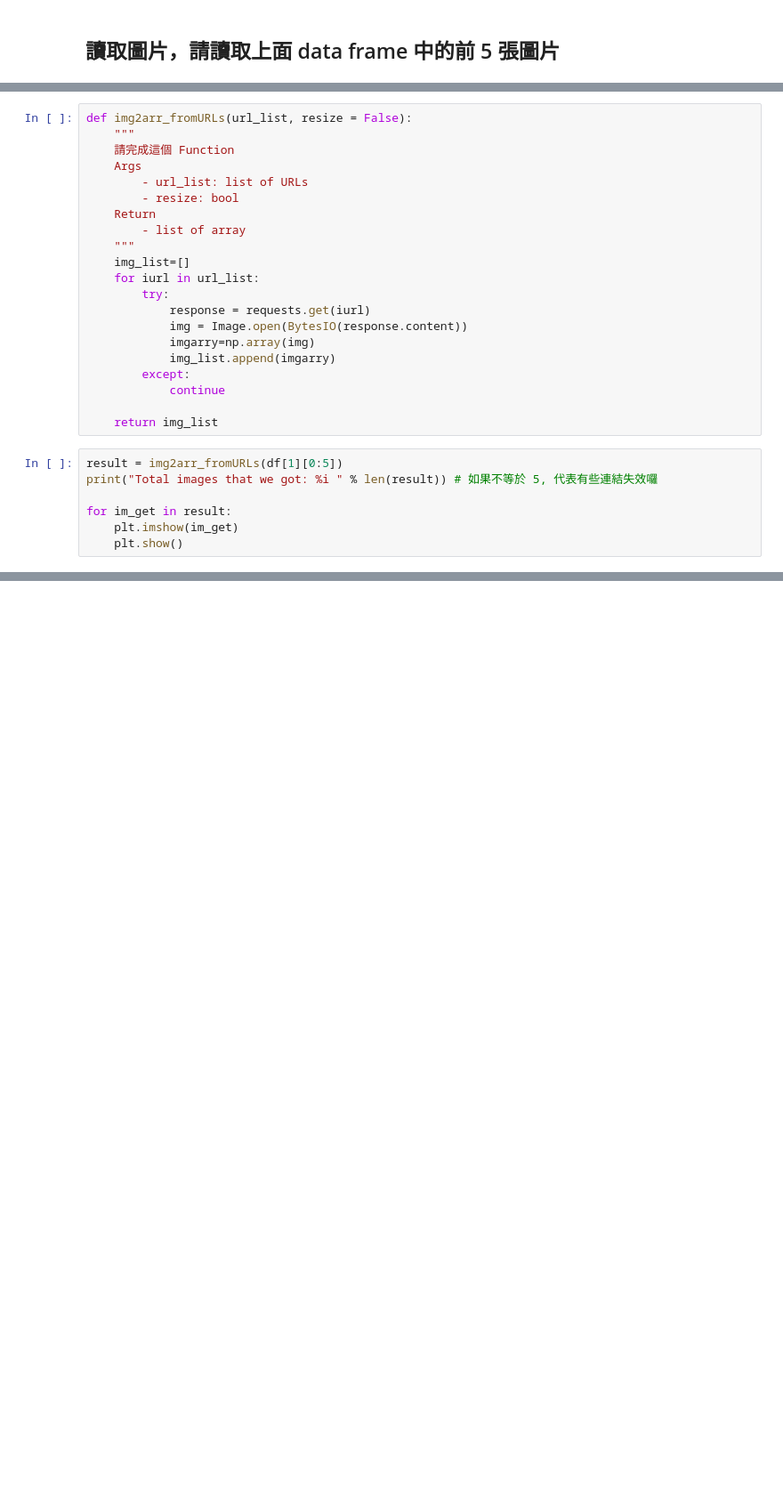
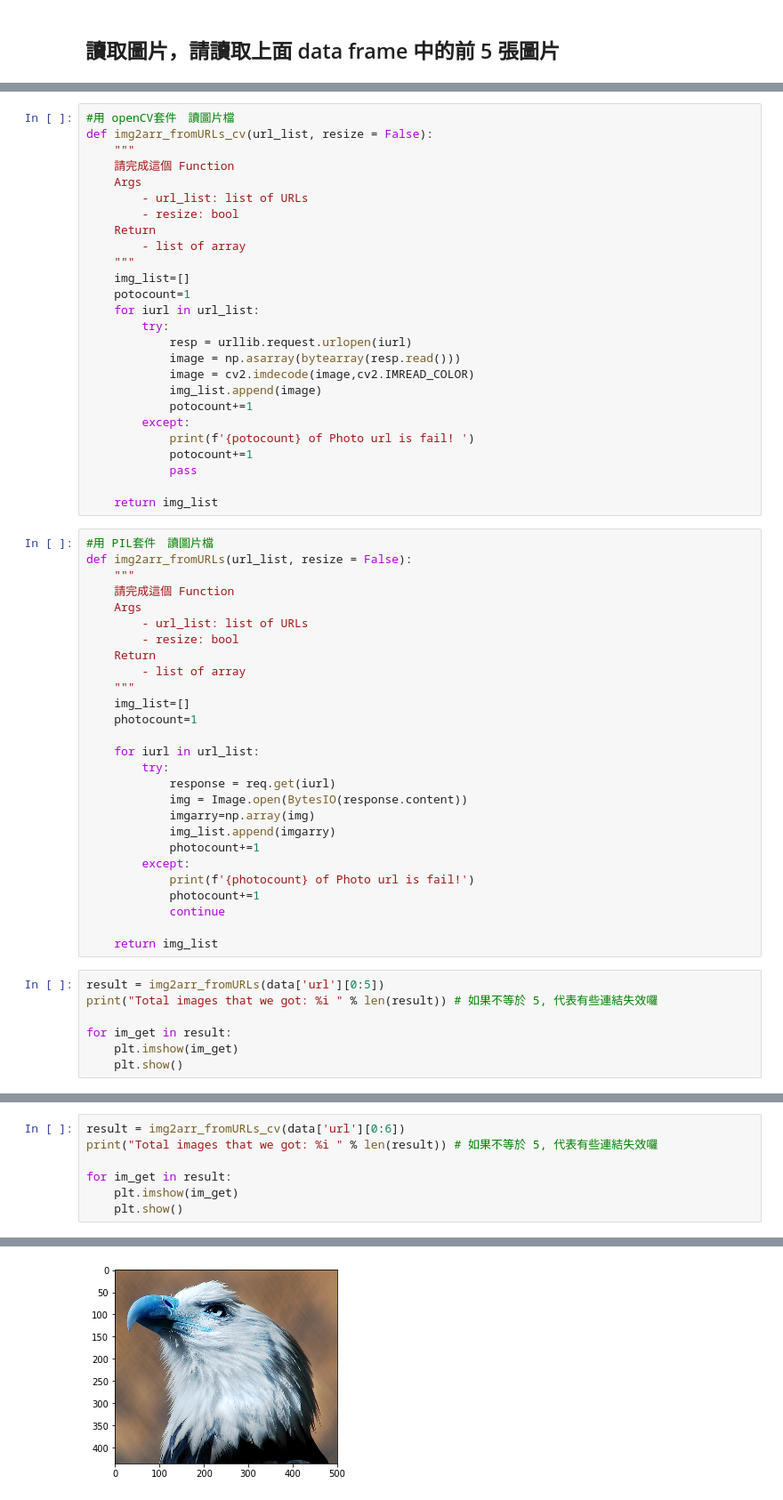
Before and after one commit to strive722/ML-100-Days, a Jupyter notebook: Day_003-1&2_HW.ipynb, the cells around one changed output, grey strips where cells are left out. Shown at 89% size. Cells and saved outputs as stored; diff of their text form; blank space fills up the shorter version.

```diff
--- a/Day_003-1&2_HW.ipynb
+++ b/Day_003-1&2_HW.ipynb
@@ -103,4 +107,31 @@ plt.imshow(imgarry)
+# %%
+#用 openCV套件　讀圖片檔
+def img2arr_fromURLs_cv(url_list, resize = False):
+    """
+    請完成這個 Function
+    Args
+        - url_list: list of URLs
+        - resize: bool
+    Return
+        - list of array
+    """
+    img_list=[]
+    potocount=1
+    for iurl in url_list:
+        try:
+            resp = urllib.request.urlopen(iurl)
+            image = np.asarray(bytearray(resp.read()))
+            image = cv2.imdecode(image,cv2.IMREAD_COLOR)
+            img_list.append(image)
+            potocount+=1
+        except:
+            print(f'{potocount} of Photo url is fail! ')
+            potocount+=1
+            pass
+
+    return img_list
 # %%
+#用 PIL套件　讀圖片檔
 def img2arr_fromURLs(url_list, resize = False):
     """
     請完成這個 Function
@@ -111,18 +142,23 @@ def img2arr_fromURLs(url_list, resize = False):
         - list of array
     """
     img_list=[]
+    photocount=1
+
     for iurl in url_list:
         try:
-            response = requests.get(iurl)
+            response = req.get(iurl)
             img = Image.open(BytesIO(response.content))
             imgarry=np.array(img)
             img_list.append(imgarry)
+            photocount+=1
         except:
+            print(f'{photocount} of Photo url is fail!')
+            photocount+=1
             continue
 
     return img_list
 # %%
-result = img2arr_fromURLs(df[1][0:5])
+result = img2arr_fromURLs(data['url'][0:5])
 print("Total images that we got: %i " % len(result)) # 如果不等於 5, 代表有些連結失效囉
 
 for im_get in result:
@@ -134,3 +171,11 @@ Total images that we got: 4
 [figure]
 [figure]
 [figure]
+# %%
+result = img2arr_fromURLs_cv(data['url'][0:6])
+print("Total images that we got: %i " % len(result)) # 如果不等於 5, 代表有些連結失效囉
+
+for im_get in result:
+    plt.imshow(im_get)
+    plt.show()
+# %% [output]
@@ -136,0 +185 @@ Total images that we got: 4
+[figure, added]
```
Also changed, not shown: parts of 15 cells of this notebook.
